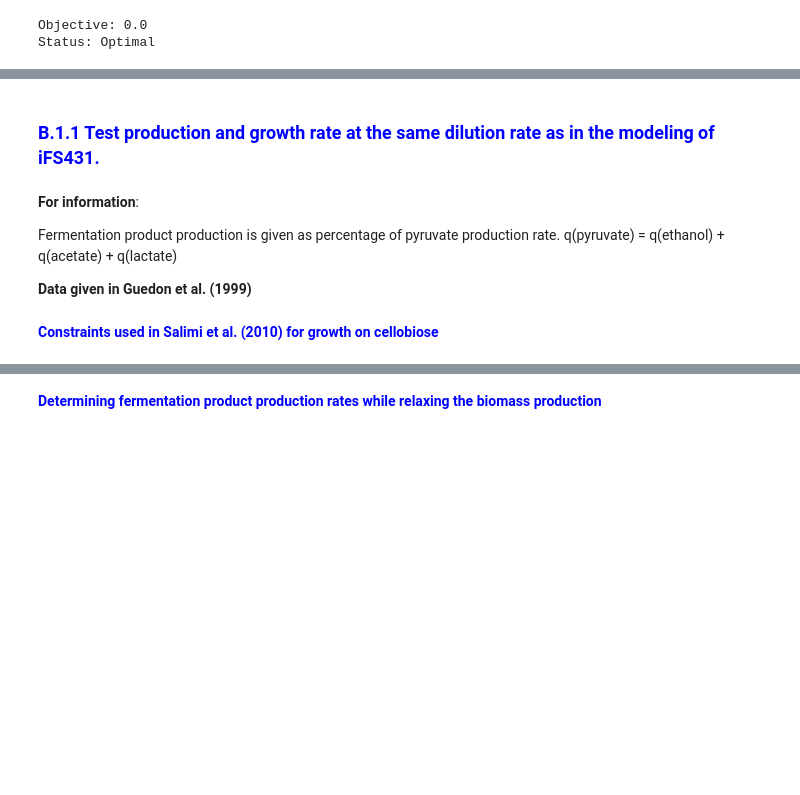
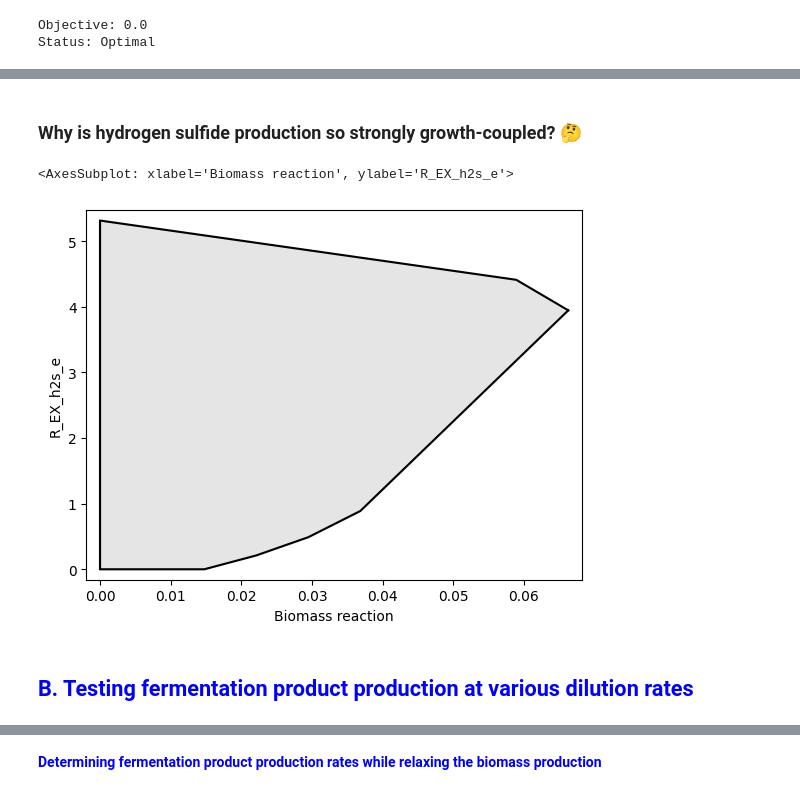
Before and after one commit to IdunBurgos/Ruminiclostridium-cellullolyticum-model-final, a Jupyter notebook: notebooks/Step 5 - Model testing.ipynb, the cells around one changed output, grey strips where cells are left out. Drawn from its saved outputs; the diff is of its cells as text; code cells hidden in the pictures; blank space fills up the shorter version.

```diff
--- a/notebooks/Step 5 - Model testing.ipynb
+++ b/notebooks/Step 5 - Model testing.ipynb
@@ -103,10 +78,9 @@ R_EX_h2o_e    47.2161
+# %% [markdown]
+### Why is hydrogen sulfide production so strongly growth-coupled? 🤔
+# %%
+plot_flux_envelope(model,'Growth', 'R_EX_h2s_e', constraints={'R_EX_cellb_e': (-q_cellb, 0)})
+# %% [output]
+<AxesSubplot: xlabel='Biomass reaction', ylabel='R_EX_h2s_e'>
+[figure, added]
 # %% [markdown]
-### <span style="color: blue;">**B.1.1 Test production and growth rate at the same dilution rate as in the modeling of iFS431.**</span>
+## <span style="color: blue;"> B. Testing fermentation product production at various dilution rates </span>
-# %% [markdown]
-**For information**:
-
-Fermentation product production is given as percentage of pyruvate production rate.
-q(pyruvate) = q(ethanol) + q(acetate) + q(lactate)
-
-
-**Data given in Guedon et al. (1999)**
@@ -125,2 +86,0 @@ mu = 0.138 # Dilution rate/growth rate
-# %% [markdown]
-<span style="color: blue;">**Constraints used in Salimi et al. (2010) for growth on cellobiose**</span>
```
Also changed, not shown: parts of 80 cells of this notebook, 9 other files.
